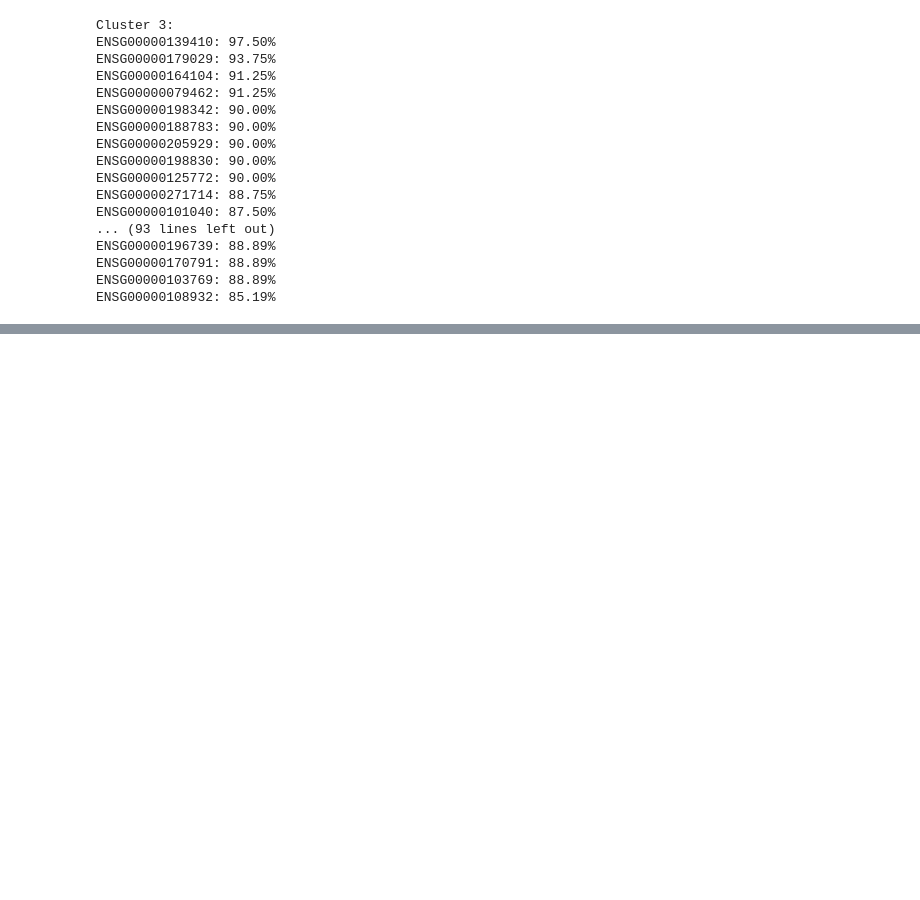
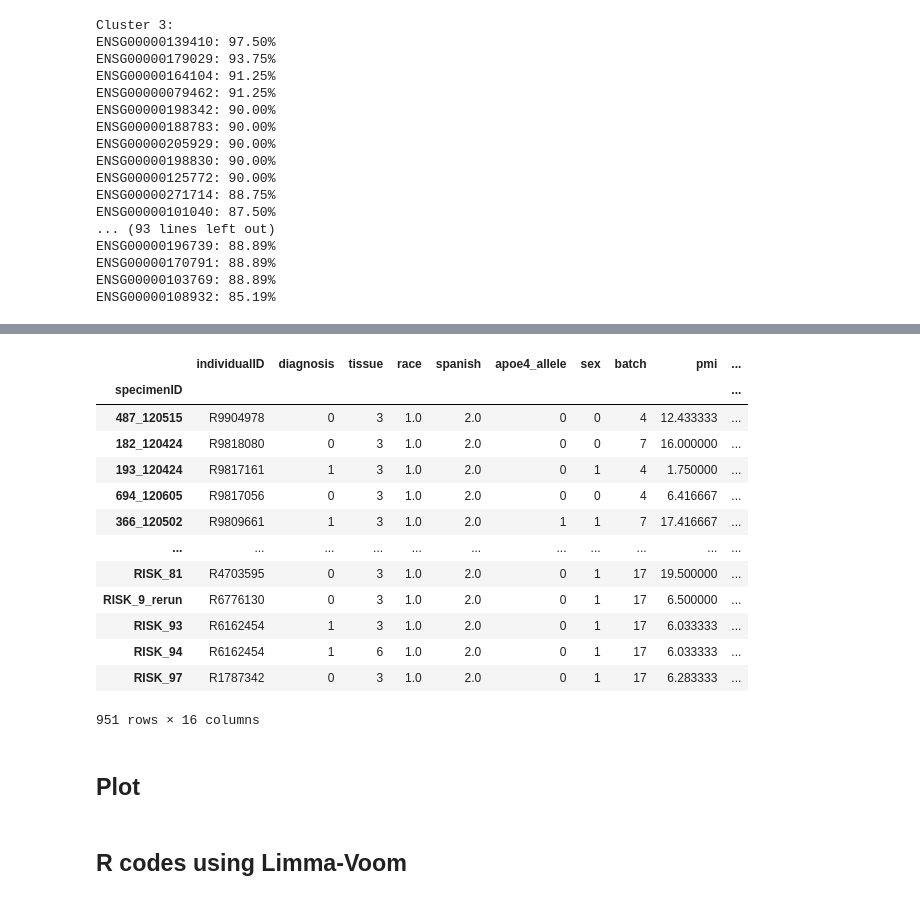
Before and after one commit to mmottaqii/AD-Biomarkers-MultiOmics, a Jupyter notebook: Analysis_2.ipynb, the cells around one changed output, grey strips where cells are left out. Saved outputs shown, nothing was run; the diff lists cells and outputs as text; code cells hidden in the pictures; blank space fills up the shorter version.

```diff
--- a/Analysis_2.ipynb
+++ b/Analysis_2.ipynb
@@ -2021,0 +2049,20 @@ ENSG00000108932: 85.19%
+# %%
+df = pd.read_csv("metadata_v10_imbalance.csv", index_col=0)
+df
+# %% [output]
+|  | individualID | diagnosis | tissue | race | spanish | apoe4_allele | sex | batch | pmi | ... |
+| specimenID |  |  |  |  |  |  |  |  |  | ... |
+| 487_120515 | R9904978 | 0 | 3 | 1.0 | 2.0 | 0 | 0 | 4 | 12.433333 | ... |
+| 182_120424 | R9818080 | 0 | 3 | 1.0 | 2.0 | 0 | 0 | 7 | 16.000000 | ... |
+| 193_120424 | R9817161 | 1 | 3 | 1.0 | 2.0 | 0 | 1 | 4 | 1.750000 | ... |
+| 694_120605 | R9817056 | 0 | 3 | 1.0 | 2.0 | 0 | 0 | 4 | 6.416667 | ... |
+| 366_120502 | R9809661 | 1 | 3 | 1.0 | 2.0 | 1 | 1 | 7 | 17.416667 | ... |
+| ... | ... | ... | ... | ... | ... | ... | ... | ... | ... | ... |
+| RISK_81 | R4703595 | 0 | 3 | 1.0 | 2.0 | 0 | 1 | 17 | 19.500000 | ... |
+| RISK_9_rerun | R6776130 | 0 | 3 | 1.0 | 2.0 | 0 | 1 | 17 | 6.500000 | ... |
+| RISK_93 | R6162454 | 1 | 3 | 1.0 | 2.0 | 0 | 1 | 17 | 6.033333 | ... |
+| RISK_94 | R6162454 | 1 | 6 | 1.0 | 2.0 | 0 | 1 | 17 | 6.033333 | ... |
+| RISK_97 | R1787342 | 0 | 3 | 1.0 | 2.0 | 0 | 1 | 17 | 6.283333 | ... |
+951 rows × 16 columns
+# %% [markdown]
+## Plot
@@ -2021,0 +2100,2 @@ ENSG00000108932: 85.19%
+# %% [markdown]
+## R codes using Limma-Voom
```
Also changed, not shown: parts of 20 cells of this notebook.
